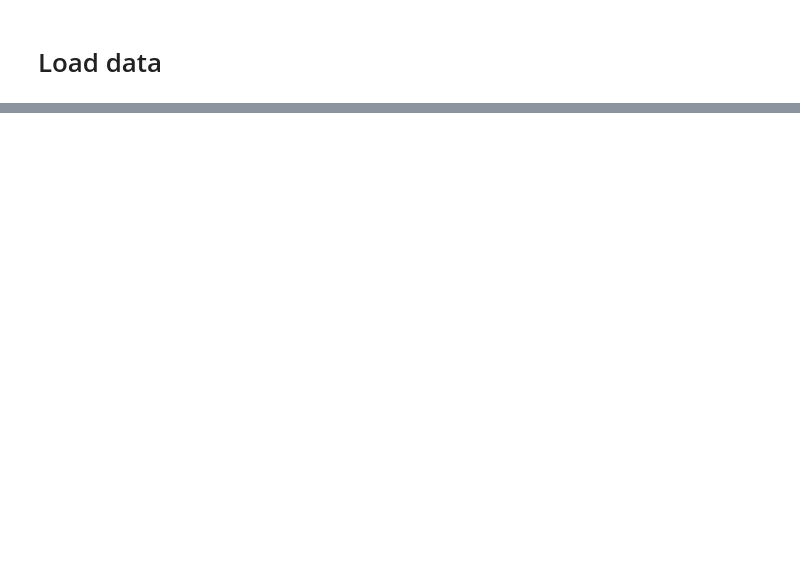
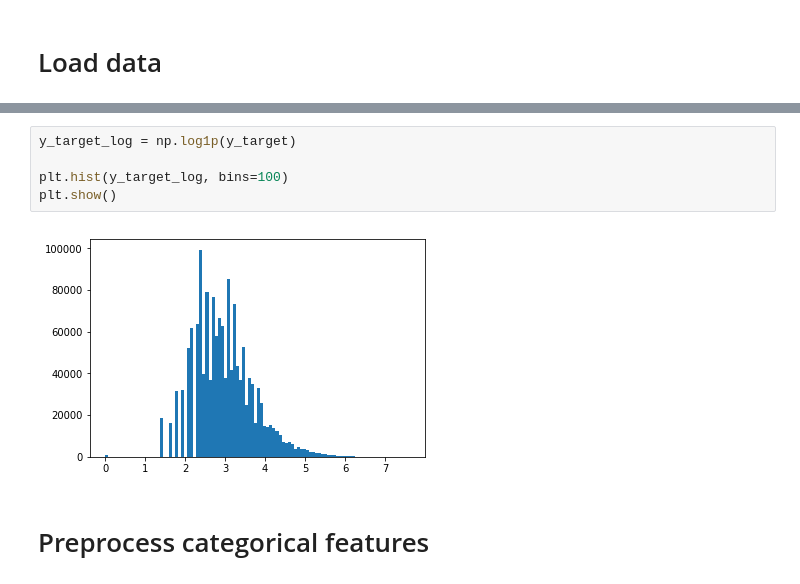
Before and after one commit to SoftServeSAG/retail_price_analytics, a Jupyter notebook: price_recommendation_text/data_preprocessing.ipynb, the cells around one changed output, grey strips where cells are left out. Drawn from its saved outputs; the diff is of its cells as text; blank space fills up the shorter version.

```diff
--- a/price_recommendation_text/data_preprocessing.ipynb
+++ b/price_recommendation_text/data_preprocessing.ipynb
@@ -59,0 +125,9 @@ train.drop(['price'], axis=1, inplace=True)
+# %%
+y_target_log = np.log1p(y_target)
+
+plt.hist(y_target_log, bins=100)
+plt.show()
+# %% [output]
+[figure, added]
+# %% [markdown]
+# Preprocess categorical features
```
Also changed, not shown: parts of 22 cells of this notebook, 1 other file.
